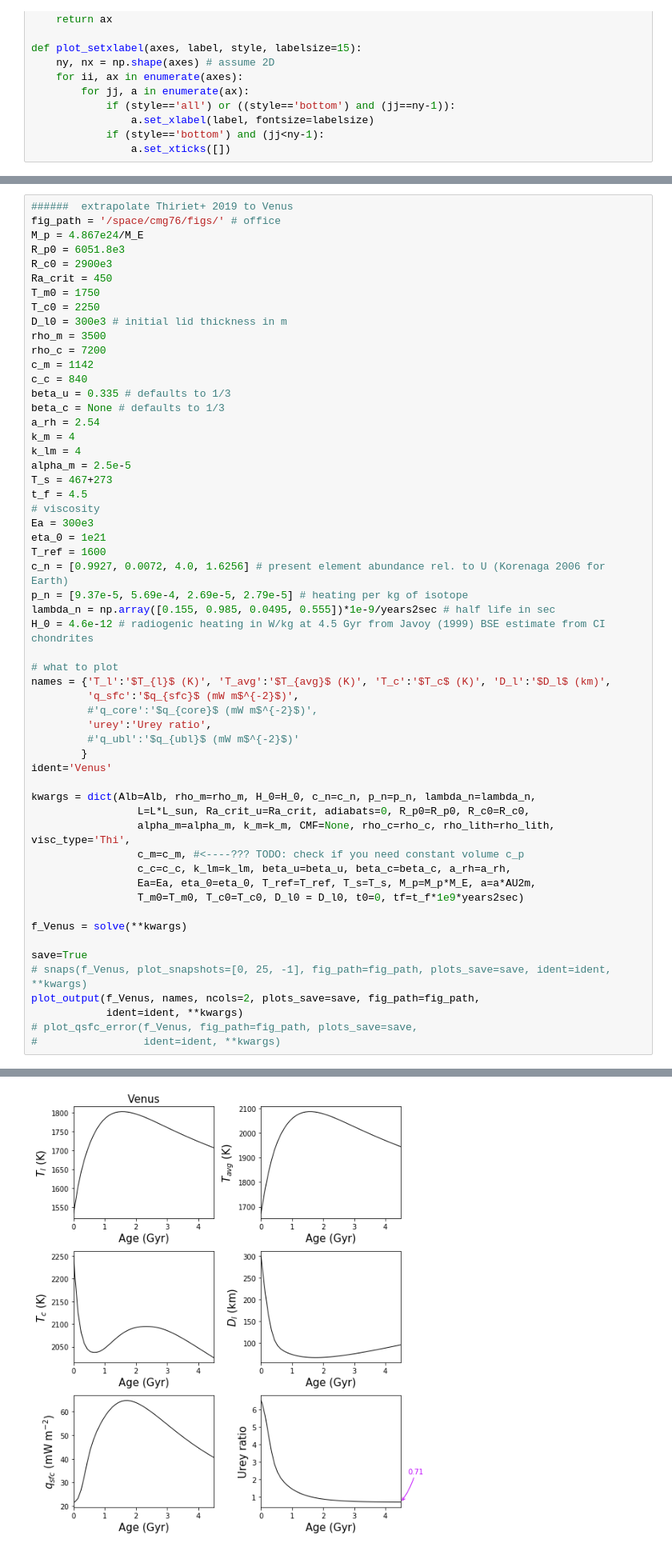
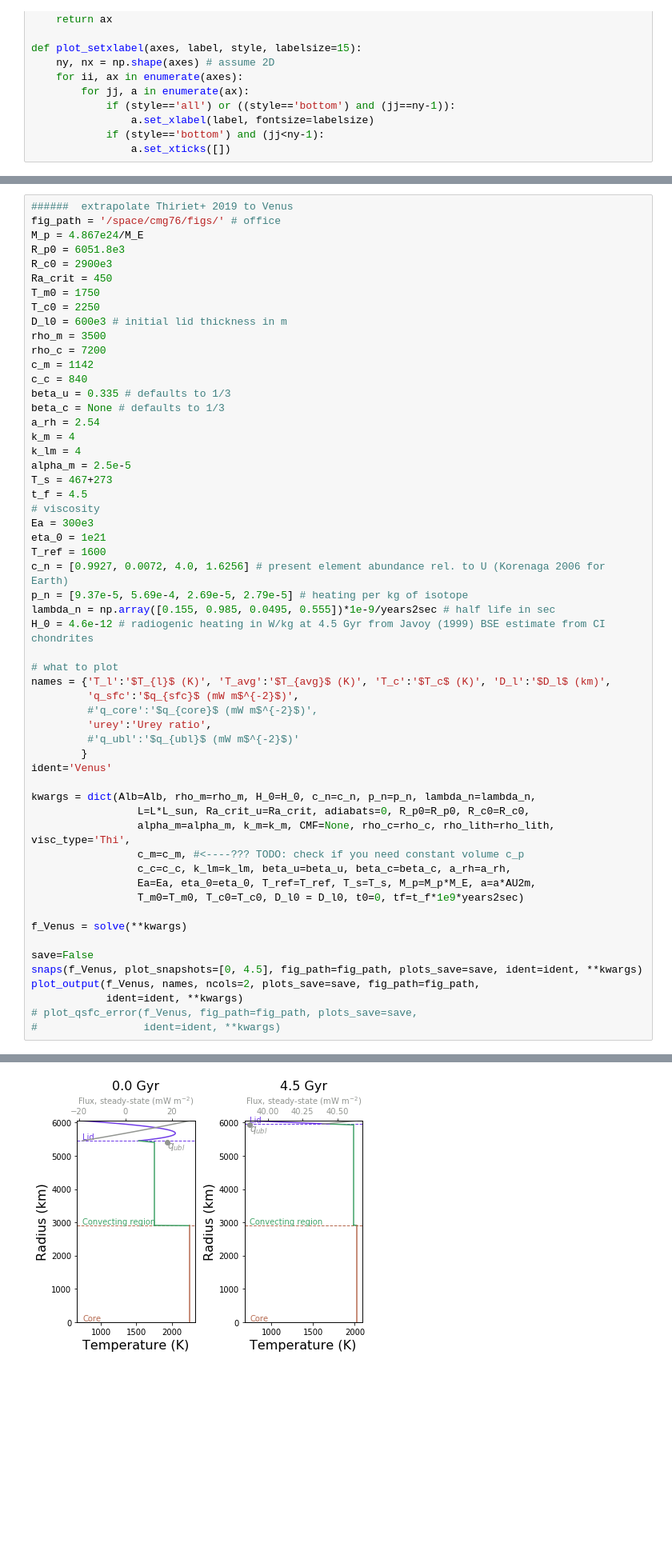
Before and after one commit to clairesworld/exo-top, a Jupyter notebook: thermal_evolution_3layer.ipynb, the cells around one changed output, grey strips where cells are left out. Shown at 80% size. Drawn from its saved outputs; the diff is of its cells as text; blank space fills up the shorter version.

```diff
--- a/thermal_evolution_3layer.ipynb
+++ b/thermal_evolution_3layer.ipynb
@@ -975,7 +1010,7 @@ R_c0 = 2900e3
 Ra_crit = 450
 T_m0 = 1750
 T_c0 = 2250
-D_l0 = 300e3 # initial lid thickness in m
+D_l0 = 600e3 # initial lid thickness in m
 rho_m = 3500
 rho_c = 7200
 c_m = 1142
@@ -1016,8 +1051,8 @@ kwargs = dict(Alb=Alb, rho_m=rho_m, H_0=H_0, c_n=c_n, p_n=p_n, lambda_n=lambda_n
 
 f_Venus = solve(**kwargs)
 
-save=True
-# snaps(f_Venus, plot_snapshots=[0, 25, -1], fig_path=fig_path, plots_save=save, ident=ident, **kwargs)
+save=False
+snaps(f_Venus, plot_snapshots=[0, 4.5], fig_path=fig_path, plots_save=save, ident=ident, **kwargs)
 plot_output(f_Venus, names, ncols=2, plots_save=save, fig_path=fig_path,
             ident=ident, **kwargs)
 # plot_qsfc_error(f_Venus, fig_path=fig_path, plots_save=save,
@@ -1039 +1074 @@ q_sfc(t=0) 21.63 mW m^-3
-[figure, old version]
+[figure, new version]
```
Also changed, not shown: parts of 4 cells of this notebook.
